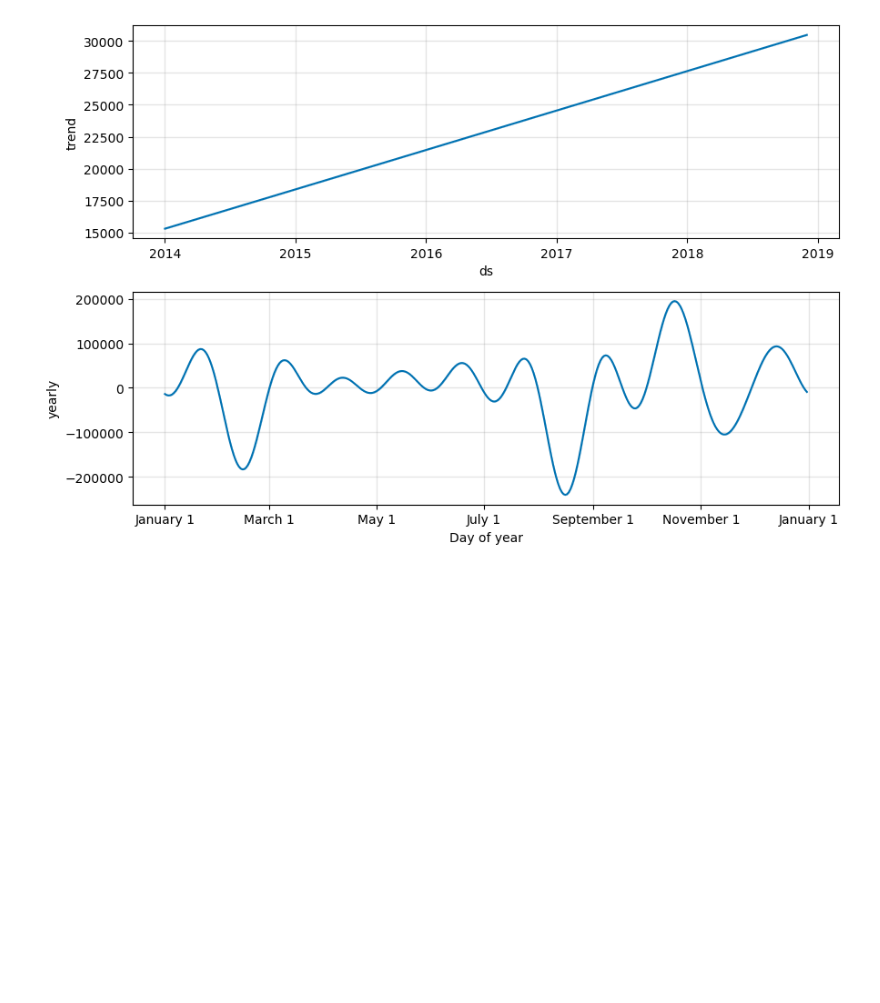
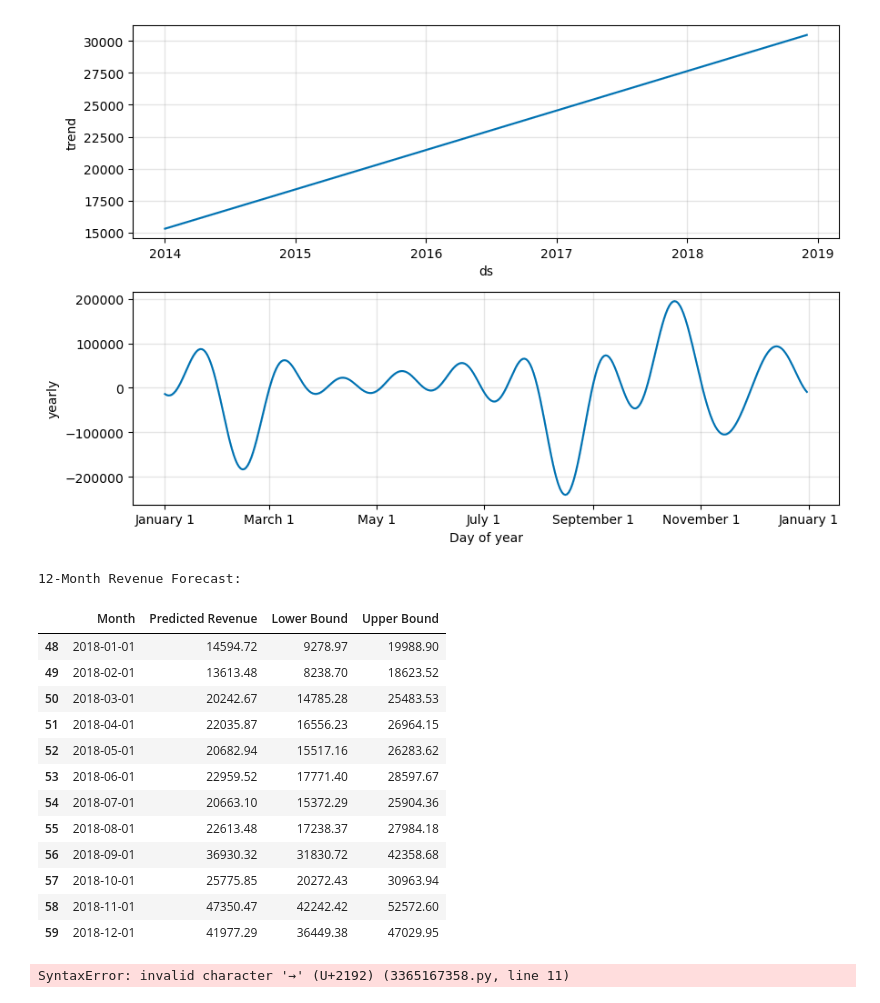
Before and after one commit to Deepjyoti-m/financial-performance-forecasting, a Jupyter notebook: python/forecasting_model.ipynb, the cells around one changed output. Drawn from its saved outputs; the diff is of its cells as text; code cells hidden in the pictures; blank space fills up the shorter version.

````diff
--- a/python/forecasting_model.ipynb
+++ b/python/forecasting_model.ipynb
@@ -85,3 +85,58 @@ plt.savefig("../reports/forecast_components.png")
 plt.show()
 # %% [output]
 [figure]
+# %%
+forecast_future = forecast[forecast["ds"] > monthly["ds"].max()][[
+    "ds", "yhat", "yhat_lower", "yhat_upper"
+]].copy()
+
+forecast_future.columns = ["Month", "Predicted Revenue", "Lower Bound", "Upper Bound"]
+forecast_future["Predicted Revenue"] = forecast_future["Predicted Revenue"].round(2)
+forecast_future["Lower Bound"] = forecast_future["Lower Bound"].round(2)
+forecast_future["Upper Bound"] = forecast_future["Upper Bound"].round(2)
+
+print("12-Month Revenue Forecast:")
+forecast_future
+# %% [output]
+12-Month Revenue Forecast:
+|  | Month | Predicted Revenue | Lower Bound | Upper Bound |
+| 48 | 2018-01-01 | 14594.72 | 9278.97 | 19988.90 |
+| 49 | 2018-02-01 | 13613.48 | 8238.70 | 18623.52 |
+| 50 | 2018-03-01 | 20242.67 | 14785.28 | 25483.53 |
+| 51 | 2018-04-01 | 22035.87 | 16556.23 | 26964.15 |
+| 52 | 2018-05-01 | 20682.94 | 15517.16 | 26283.62 |
+| 53 | 2018-06-01 | 22959.52 | 17771.40 | 28597.67 |
+| 54 | 2018-07-01 | 20663.10 | 15372.29 | 25904.36 |
+| 55 | 2018-08-01 | 22613.48 | 17238.37 | 27984.18 |
+| 56 | 2018-09-01 | 36930.32 | 31830.72 | 42358.68 |
+| 57 | 2018-10-01 | 25775.85 | 20272.43 | 30963.94 |
+| 58 | 2018-11-01 | 47350.47 | 42242.42 | 52572.60 |
+| 59 | 2018-12-01 | 41977.29 | 36449.38 | 47029.95 |
+# %%
+# Export forecast to CSV
+forecast_export = forecast[["ds", "yhat", "yhat_lower", "yhat_upper"]].copy()
+forecast_export.columns = ["date", "predicted_revenue", "lower_bound", "upper_bound"]
+forecast_export["date"] = forecast_export["date"].dt.strftime("%Y-%m")
+
+output = os.path.join(base_dir, "data", "processed", "revenue_forecast.csv")
+forecast_export.to_csv(output, index=False)
+print("✅ Forecast exported!")
+```
+
+Run it → then push to GitHub:
+```
+git add .
+git commit -m "Export Prophet forecast to CSV"
+git push
+```
+
+---
+
+## Step 3: Load Forecast into Power BI
+
+- Click **Get Data → Text/CSV**
+- Load:
+```
+data/processed/revenue_forecast.csv
+# %% [output]
+SyntaxError: invalid character '→' (U+2192) (3365167358.py, line 11)
````
Also changed, not shown: 1 other file.
